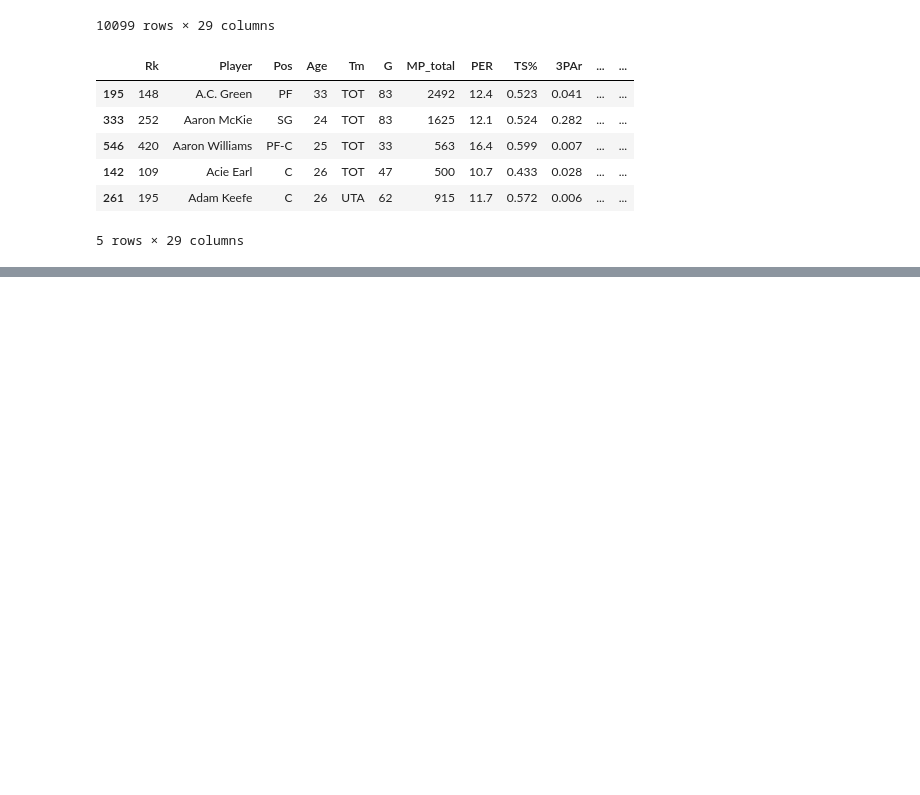
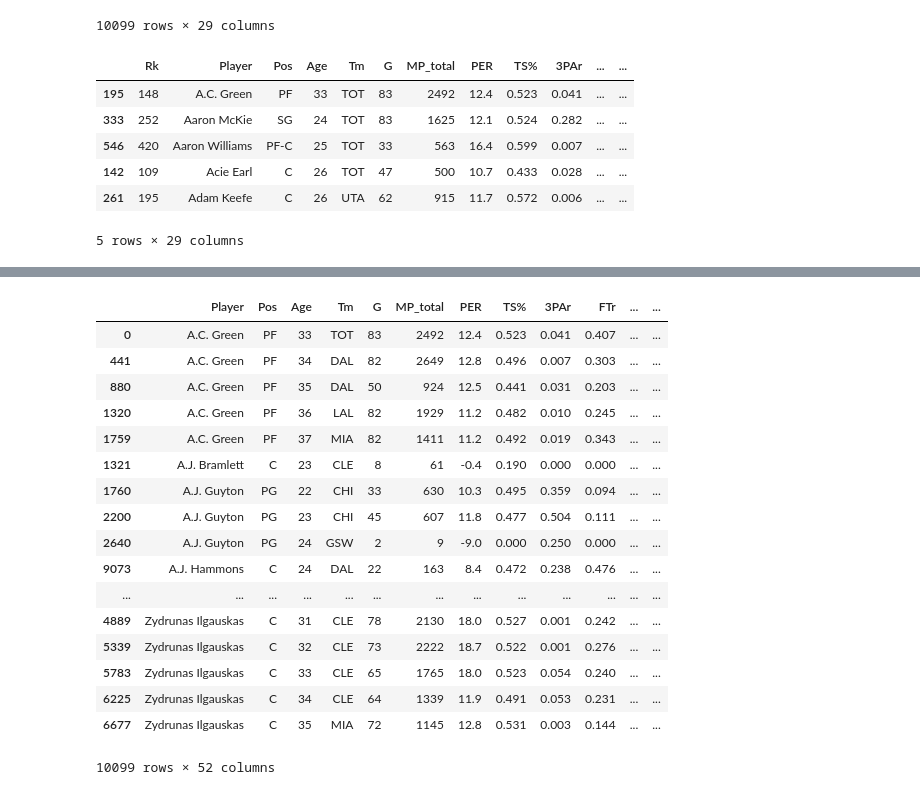
Before and after one commit to KirkAVoss/kv-capstone, a Jupyter notebook: NBAwinshare/notebooks/EDA_and_read_in_functionality.ipynb, the cells around one changed output, grey strips where cells are left out. Saved outputs shown, nothing was run; the diff lists cells and outputs as text; code cells hidden in the pictures; blank space fills up the shorter version.

Commit message:
clean_and_merge functionality implemented; have at least a dataset for a dumb model

```diff
--- a/NBAwinshare/notebooks/EDA_and_read_in_functionality.ipynb
+++ b/NBAwinshare/notebooks/EDA_and_read_in_functionality.ipynb
@@ -733,19 +738,26 @@ pergamenan[pergamenan['2PA']==0][['Player', 'MP_pergame']]
 | 404 | Trey McKinney-Jones | 1.0 |
 | 378 | Tyler Lydon | 2.0 |
 # %%
-def clean_and_join_seasonal_dataframe(df_pergame, df_advanced):
+def clean_and_join_seasonal_dataframe(df_advanced, df_pergame):
     '''
-    Fills the seasonal dataframes with 0 for their nans and returns a joined dataframe
+    Fills the seasonal dataframes with 0 for their nans and returns a joined, cleaned dataframe
     Inputs: df_pergame dataframe, read in by read_pergame_season_stats
             df_advanced dataframe, read in by read_advanced_season_stats
 
     Returns: combined dataframe of pergame and advanced stats
     '''
+
+    #Merge on dataframe, by player and season
+    joined_df = pd.merge(advanced, pergame, how='left', left_on=['Player','Season'], right_on = ['Player','Season'])
+
     #Based on EDA, most of the stats with NANs come from low-minutes players who haven't done much in-game
     #also, using the fill in-place because I've had trouble with fillna not working in the past.
-    #df_pergame.fillna(0, inplace=True)
-    #df_advanced.fillna(0, inplace=True)
+    joined_df.fillna(0, inplace=True)
 
-    #From the EDA, we're missing advanced stats for 71 players from the 1997 season, so I'm going to cull those out
-    #probably just from the analysis overall
-    joined_df = pd.merge(df_pergame,df_advanced)
+    #dropped the ranks if they are still in (might modify earlier)
+    if 'Rk_x' in joined_df:
+        joined_df.drop('Rk_x',axis=1, inplace=True)
+    if 'Rk_y' in joined_df:
+        joined_df.drop('Rk_y',axis=1, inplace=True)
+
+    return joined_df.sort_values(['Player', 'Season'], ascending=[True, True])
@@ -1067,0 +1116,2 @@ advanced.head()
+# %%
+merged = clean_and_join_seasonal_dataframe(advanced, pergame)
@@ -1067,0 +1148,21 @@ advanced.head()
+# %%
+merged
+# %% [output]
+|  | Player | Pos | Age | Tm | G | MP_total | PER | TS% | 3PAr | FTr | ... | ... |
+| 0 | A.C. Green | PF | 33 | TOT | 83 | 2492 | 12.4 | 0.523 | 0.041 | 0.407 | ... | ... |
+| 441 | A.C. Green | PF | 34 | DAL | 82 | 2649 | 12.8 | 0.496 | 0.007 | 0.303 | ... | ... |
+| 880 | A.C. Green | PF | 35 | DAL | 50 | 924 | 12.5 | 0.441 | 0.031 | 0.203 | ... | ... |
+| 1320 | A.C. Green | PF | 36 | LAL | 82 | 1929 | 11.2 | 0.482 | 0.010 | 0.245 | ... | ... |
+| 1759 | A.C. Green | PF | 37 | MIA | 82 | 1411 | 11.2 | 0.492 | 0.019 | 0.343 | ... | ... |
+| 1321 | A.J. Bramlett | C | 23 | CLE | 8 | 61 | -0.4 | 0.190 | 0.000 | 0.000 | ... | ... |
+| 1760 | A.J. Guyton | PG | 22 | CHI | 33 | 630 | 10.3 | 0.495 | 0.359 | 0.094 | ... | ... |
+| 2200 | A.J. Guyton | PG | 23 | CHI | 45 | 607 | 11.8 | 0.477 | 0.504 | 0.111 | ... | ... |
+| 2640 | A.J. Guyton | PG | 24 | GSW | 2 | 9 | -9.0 | 0.000 | 0.250 | 0.000 | ... | ... |
+| 9073 | A.J. Hammons | C | 24 | DAL | 22 | 163 | 8.4 | 0.472 | 0.238 | 0.476 | ... | ... |
+| ... | ... | ... | ... | ... | ... | ... | ... | ... | ... | ... | ... | ... |
+| 4889 | Zydrunas Ilgauskas | C | 31 | CLE | 78 | 2130 | 18.0 | 0.527 | 0.001 | 0.242 | ... | ... |
+| 5339 | Zydrunas Ilgauskas | C | 32 | CLE | 73 | 2222 | 18.7 | 0.522 | 0.001 | 0.276 | ... | ... |
+| 5783 | Zydrunas Ilgauskas | C | 33 | CLE | 65 | 1765 | 18.0 | 0.523 | 0.054 | 0.240 | ... | ... |
+| 6225 | Zydrunas Ilgauskas | C | 34 | CLE | 64 | 1339 | 11.9 | 0.491 | 0.053 | 0.231 | ... | ... |
+| 6677 | Zydrunas Ilgauskas | C | 35 | MIA | 72 | 1145 | 12.8 | 0.531 | 0.003 | 0.144 | ... | ... |
+10099 rows × 52 columns
```
Also changed, not shown: parts of 7 cells of this notebook.
